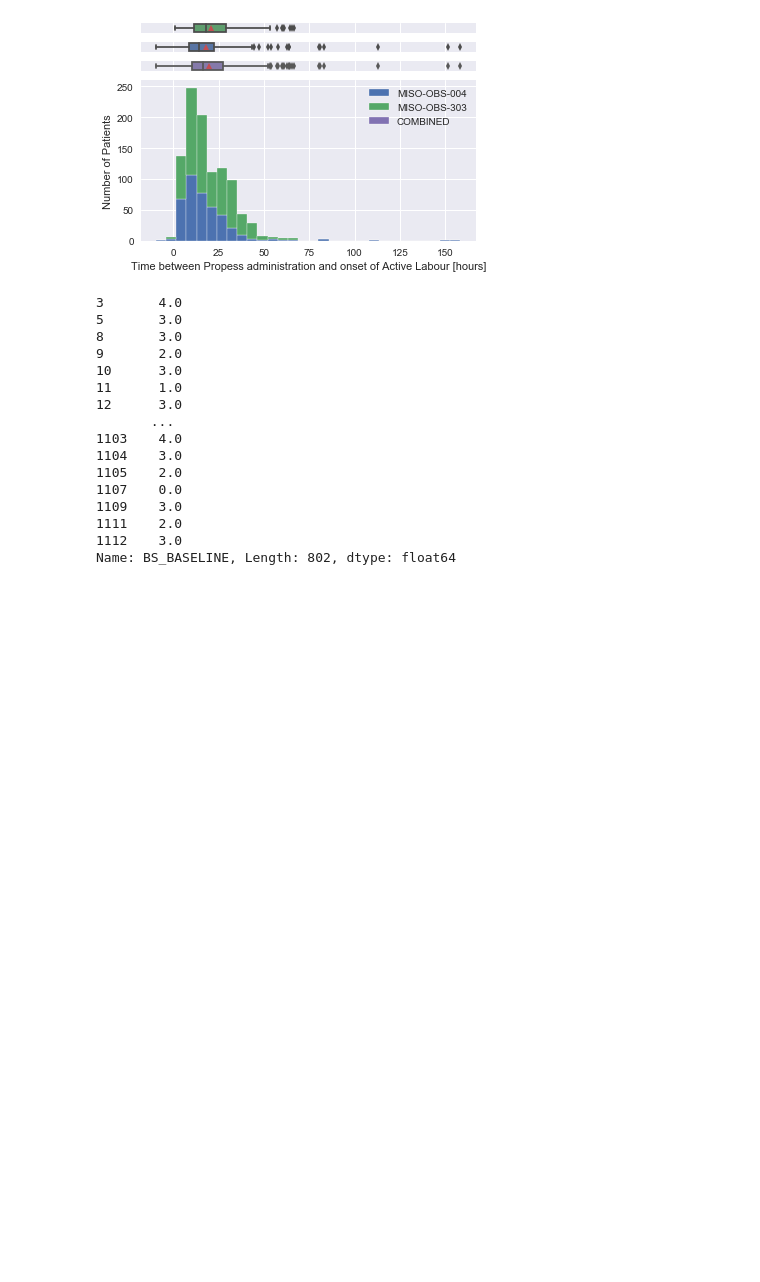
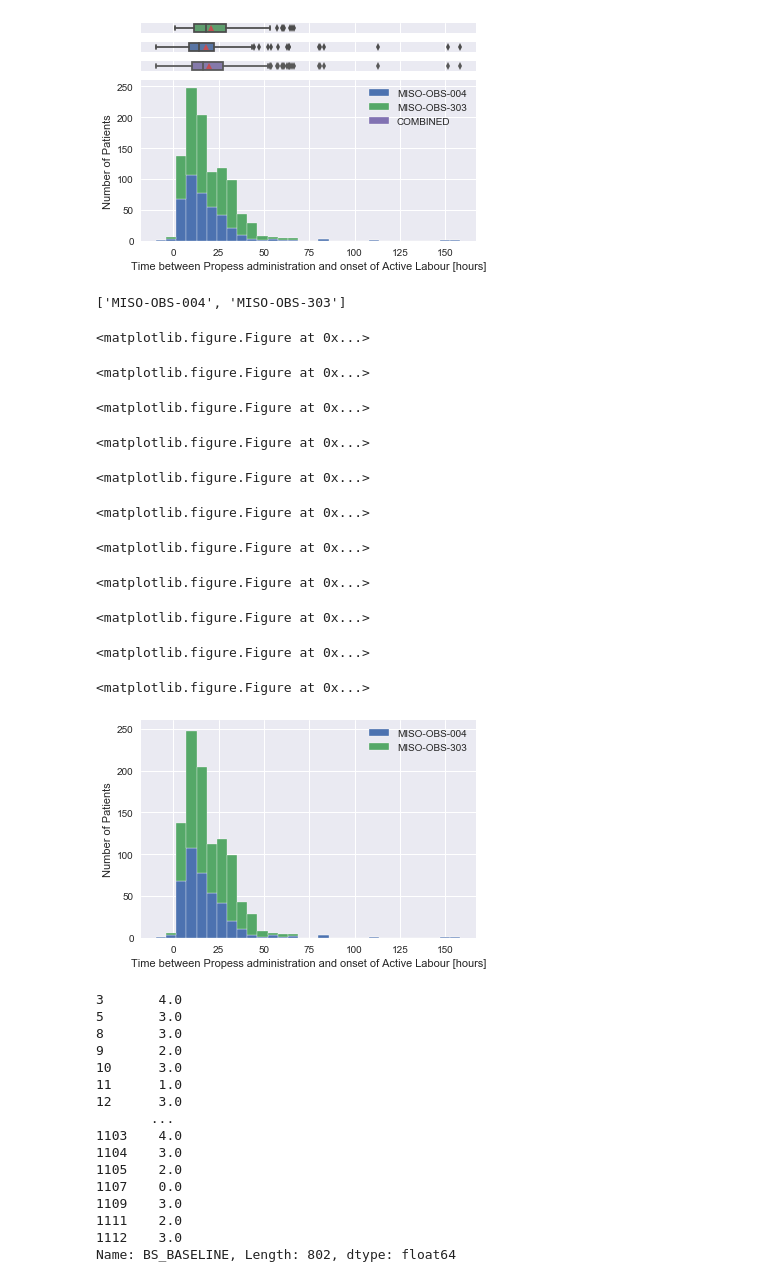
Before and after one commit to jzhao0802/ferring, a Jupyter notebook: 00_raw_data_processing/data_exploration/03_get_info_for_sprint_1.2_gate_1_meeting.ipynb, the cells around one changed output. Cells and saved outputs as stored; diff of their text form; code cells hidden in the pictures; blank space fills up the shorter version.

Commit message:
Added code to ignore boxplots

```diff
--- a/00_raw_data_processing/data_exploration/03_get_info_for_sprint_1.2_gate_1_meeting.ipynb
+++ b/00_raw_data_processing/data_exploration/03_get_info_for_sprint_1.2_gate_1_meeting.ipynb
@@ -141,7 +141,7 @@ df['TIME_Edf.filter(regex='^[^MHTERM]')['ACTIVE LABOR']
 # %%
 #Standard distribution plots
 plot_cols = {'AGE':'Patient Age', 'BS_BASELINE': 'Baseline Modified Bishop Score', 'OXYTOCIN_DOSAGE': 'Pre-delivery Oxytocin Dosage [Units]', 'BMI':'BMI', 'HEIGHT':'Height [m]', 'WEIGHT': 'Weight [kg]', 'GESTATIONAL_AGE_DAYS': 'Gestational Age [days]', 'RACE': 'Ethnicity', 'GESTATIONAL_AGE_WEEKS': 'Gestational Age [weeks]', 'TIME_DELTA_EX_START_OXYTOCIN_ADMIN': 'Time between Propess administration and Oxytocin administration [hours]', 'TIME_DELTA_EX_START_ONSET_LABOUR': 'Time between Propess administration and onset of Active Labour [hours]'}
-def plot_multi(df, grouped_df, cols, cust_labels, group_keys, group_col, suffix='', kde=False):
+def plot_multi(df, grouped_df, cols, cust_labels, group_keys, group_col, suffix='', kde=False, box_plots=True):
         if kde:
             suffix += '_kde'
         n_patients = len(df)
@@ -153,7 +153,7 @@ def plot_multi(df, grouped_df, cols, cust_labels, group_keys, group_col, suffix=
         #    sns.distplot(df[col].dropna(), label=col.split('_')[1], kde=False, bins=range(12), hist_kws={"alpha":0.4})
         for col,x_title in plot_cols.items():
             plt.clf()
-            if col != 'RACE':        f, (ax_box1, ax_box2, ax_box3, ax_hist) = plt.subplots(4, sharex=True,
+            if box_plots and col != 'RACE':        f, (ax_box1, ax_box2, ax_box3, ax_hist) = plt.subplots(4, sharex=True,
                                             gridspec_kw={"height_ratios": (.05, .05, .05, .85)})
             #else:
             #    f, (ax_hist) = plt.subplots(1, sharex=True, gridspec_kw={"height_ratios": (1)})
@@ -164,7 +164,8 @@ def plot_multi(df, grouped_df, cols, cust_labels, group_keys, group_col, suffix=
                 #[df[col].dropna()]
                 if col == 'BS_BASELINE':
                     #df.groupby(['STUDY_CODE', col]).size().apply(lambda x:100*(x/n_patients)).unstack(0).plot.bar(stacked=True, edgecolor='white', ax=ax_hist)
-                    df.groupby([group_col, col]).size().unstack(0).plot.bar(stacked=True, edgecolor='white', ax=ax_hist)
+                    if box_plots: ax_hist = df.groupby([group_col, col]).size().unstack(0).plot.bar(stacked=True, edgecolor='white', ax=ax_hist)
+                    else:ax_hist = df.groupby([group_col, col]).size().unstack(0).plot.bar(stacked=True, edgecolor='white')
                 else:
                     df.loc[df['RACE']=='BLACK_OR_AFRICAN_AMERICAN', 'RACE'] = 'BLACK/AA'
                     ax = df.groupby([group_col, col]).size().unstack(0).plot.bar(stacked=True, edgecolor='white', rot=0)
@@ -175,7 +176,8 @@ def plot_multi(df, grouped_df, cols, cust_labels, group_keys, group_col, suffix=
                 if 'TIME_DELTA' in col: n_bins = 30
                 if not kde:
                     df_c = pd.DataFrame({cust_labels[0]: grouped_df.get_group(group_keys[0])[col], cust_labels[1] :  grouped_df.get_group(group_keys[1])[col]})
-                    plot = df_c.plot.hist(stacked=True, edgecolor='white', ax=ax_hist, bins=n_bins)
+                    if box_plots: plot = df_c.plot.hist(stacked=True, edgecolor='white', ax=ax_hist, bins=n_bins)
+                    else: ax_hist = df_c.plot.hist(stacked=True, edgecolor='white',bins=n_bins)
                 else:
                     print(col)
                     sns.kdeplot(grouped_df.get_group(group_keys[0])[col], label=cust_labels[0], shade=True)
@@ -197,23 +199,26 @@ def plot_multi(df, grouped_df, cols, cust_labels, group_keys, group_col, suffix=
                 plt.savefig('F:/Projects/Ferring/results/pre_modelling/sprint_1_2_plots/' + col.lower() + suffix + '.svg', format='svg', dpi=1200)
                 continue
             #ax2 = ax.twinx()
-            sns.boxplot(x=df[df['STUDY_CODE']==4][col].dropna(), ax=ax_box2, showmeans=True, color=current_palette[0])
-            sns.boxplot(x=df[df['STUDY_CODE']==303][col].dropna(), ax=ax_box1, showmeans=True, color=current_palette[1])
-            bx = sns.boxplot(x=df[col].dropna(), ax=ax_box3, showmeans=True, color=current_palette[3])
+            if box_plots:
+                sns.boxplot(x=df[df['STUDY_CODE']==4][col].dropna(), ax=ax_box2, showmeans=True, color=current_palette[0])
+                sns.boxplot(x=df[df['STUDY_CODE']==303][col].dropna(), ax=ax_box1, showmeans=True, color=current_palette[1])
+                bx = sns.boxplot(x=df[col].dropna(), ax=ax_box3, showmeans=True, color=current_palette[3])
 
-            ax_box3.set(yticks=[])
-            ax_box1.set(yticks=[])
-            ax_box2.set(yticks=[])
+                ax_box3.set(yticks=[])
+                ax_box1.set(yticks=[])
+                ax_box2.set(yticks=[])
 
 
             handles, labels = ax_hist.get_legend_handles_labels()
             plt.ylabel('Number of Patients')
             if handles and not kde:
-                handles.append(copy.copy(handles[-1]))
-                try: handles[-1].set_facecolor(current_palette[3])
-                except:
-                    handles[-1] = copy.copy(prev_handles[-1])
-                    handles[-1].set_facecolor(current_palette[3])
+                if box_plots:
+                    handles.append(copy.copy(handles[-1]))
+                    try: handles[-1].set_facecolor(current_palette[3])
+                    except:
+                        handles[-1] = copy.copy(prev_handles[-1])
+                        handles[-1].set_facecolor(current_palette[3])
+                    labels.append('COMBINED')
                 if 'BS' in col:
                     labels[0]  = cust_labels[0]
                     labels[1]  = cust_labels[1]
@@ -221,7 +226,7 @@ def plot_multi(df, grouped_df, cols, cust_labels, group_keys, group_col, suffix=
                     #for item in handles[-1].get_children():
                     #    item.set_facecolor(current_palette[3])
 
-                labels.append('COMBINED')
+
                 plt.legend(handles, labels)
 
             prev_handles = handles
@@ -253,6 +258,22 @@ plot_multi(df, grouped_df, plot_cols, ['MISO-OBS-004', 'MISO-OBS-303'], [4, 303]
 <matplotlib.figure.Figure at 0x...>
 <matplotlib.figure.Figure at 0x...>
 [figure]
+# %%
+plot_multi(df, grouped_df, plot_cols, ['MISO-OBS-004', 'MISO-OBS-303'], [4, 303], 'STUDY_CODE', box_plots=False, suffix='_no_box')
+# %% [output]
+['MISO-OBS-004', 'MISO-OBS-303']
+<matplotlib.figure.Figure at 0x...>
+<matplotlib.figure.Figure at 0x...>
+<matplotlib.figure.Figure at 0x...>
+<matplotlib.figure.Figure at 0x...>
+<matplotlib.figure.Figure at 0x...>
+<matplotlib.figure.Figure at 0x...>
+<matplotlib.figure.Figure at 0x...>
+<matplotlib.figure.Figure at 0x...>
+<matplotlib.figure.Figure at 0x...>
+<matplotlib.figure.Figure at 0x...>
+<matplotlib.figure.Figure at 0x...>
+[figure, added]
 # %%
 grouped_df_dm = df.groupby('label')
 # %%
```
Also changed, not shown: parts of 10 cells of this notebook, 2 other files.
